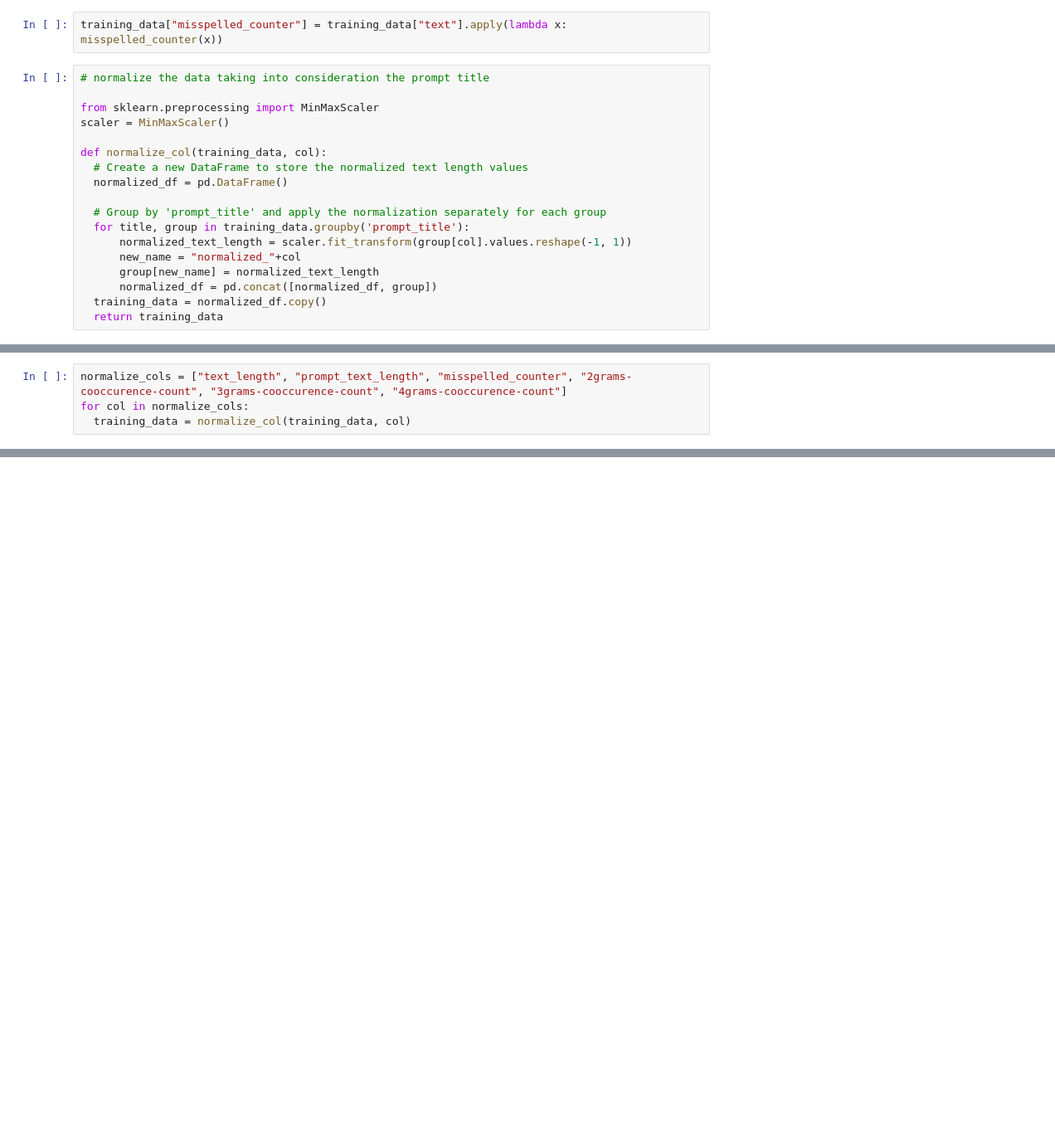
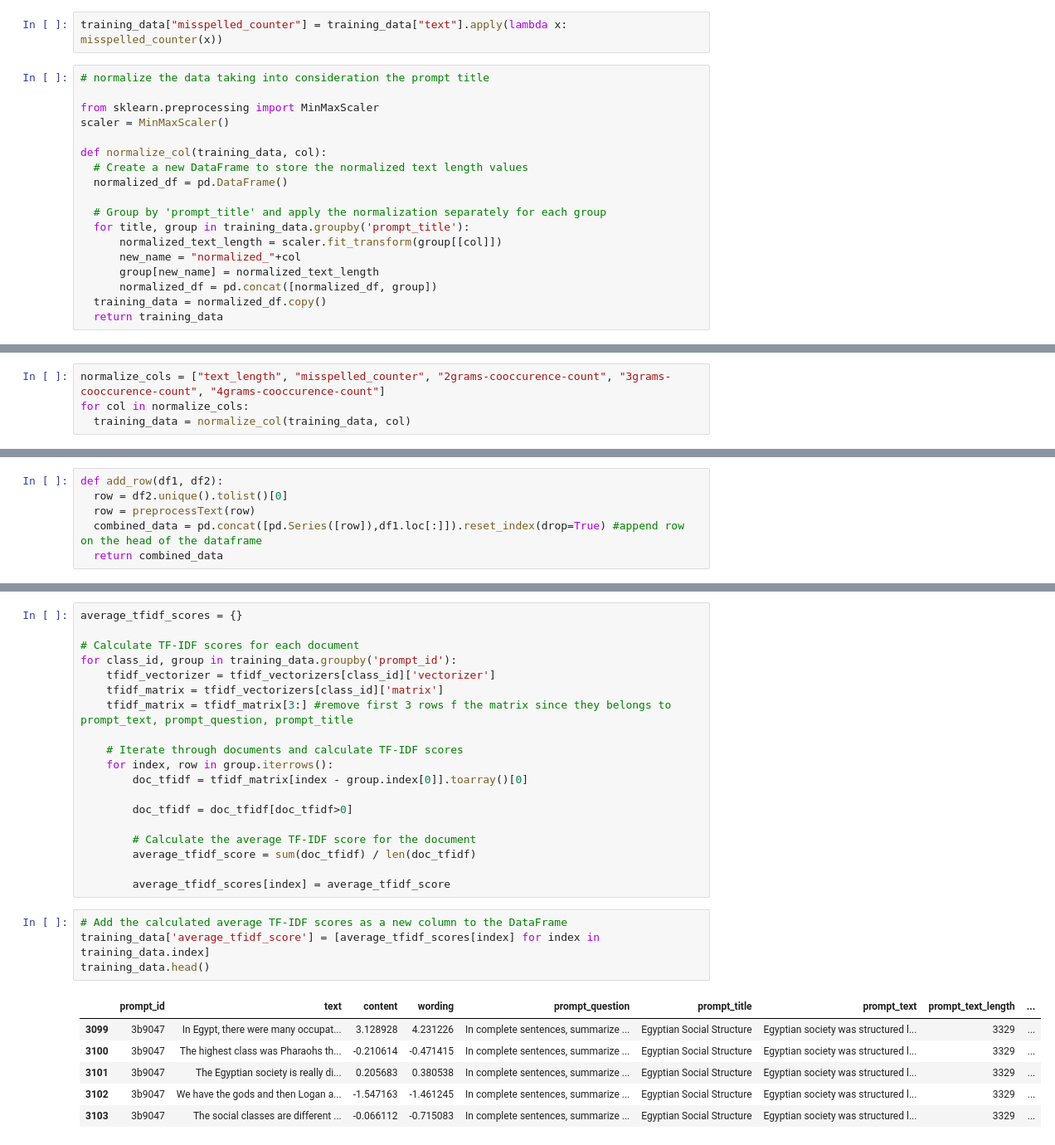
Before and after one commit to Sopralapanca/CommonLitChallenge, a Jupyter notebook: PrepareDataset.ipynb, the cells around one changed output, grey strips where cells are left out. Shown at 83% size. Saved outputs shown, nothing was run; the diff lists cells and outputs as text; blank space fills up the shorter version.

Commit message:
added TFIDF score

```diff
--- a/PrepareDataset.ipynb
+++ b/PrepareDataset.ipynb
@@ -95,7 +103,7 @@ def normalize_col(training_data, col):
 
   # Group by 'prompt_title' and apply the normalization separately for each group
   for title, group in training_data.groupby('prompt_title'):
-      normalized_text_length = scaler.fit_transform(group[col].values.reshape(-1, 1))
+      normalized_text_length = scaler.fit_transform(group[[col]])
       new_name = "normalized_"+col
       group[new_name] = normalized_text_length
       normalized_df = pd.concat([normalized_df, group])
@@ -124,4 +112,4 @@ memory usage: 839.6+ KB
 # %%
-normalize_cols = ["text_length", "prompt_text_length", "misspelled_counter", "2grams-cooccurence-count", "3grams-cooccurence-count", "4grams-cooccurence-count"]
+normalize_cols = ["text_length", "misspelled_counter", "2grams-cooccurence-count", "3grams-cooccurence-count", "4grams-cooccurence-count"]
 for col in normalize_cols:
   training_data = normalize_col(training_data, col)
@@ -192,0 +167,6 @@ def preprocessText(text, intense=False):
+# %%
+def add_row(df1, df2):
+  row = df2.unique().tolist()[0]
+  row = preprocessText(row)
+  combined_data = pd.concat([pd.Series([row]),df1.loc[:]]).reset_index(drop=True) #append row on the head of the dataframe
+  return combined_data
@@ -193,3 +197,33 @@ def preprocessText(text, intense=False):
+# %%
+average_tfidf_scores = {}
+
+# Calculate TF-IDF scores for each document
+for class_id, group in training_data.groupby('prompt_id'):
+    tfidf_vectorizer = tfidf_vectorizers[class_id]['vectorizer']
+    tfidf_matrix = tfidf_vectorizers[class_id]['matrix']
+    tfidf_matrix = tfidf_matrix[3:] #remove first 3 rows f the matrix since they belongs to prompt_text, prompt_question, prompt_title
+
+    # Iterate through documents and calculate TF-IDF scores
+    for index, row in group.iterrows():
+        doc_tfidf = tfidf_matrix[index - group.index[0]].toarray()[0]
+
+        doc_tfidf = doc_tfidf[doc_tfidf>0]
+
+        # Calculate the average TF-IDF score for the document
+        average_tfidf_score = sum(doc_tfidf) / len(doc_tfidf)
+
+        average_tfidf_scores[index] = average_tfidf_score
+# %%
+# Add the calculated average TF-IDF scores as a new column to the DataFrame
+training_data['average_tfidf_score'] = [average_tfidf_scores[index] for index in training_data.index]
+training_data.head()
+# %% [output]
+|  | prompt_id | text | content | wording | prompt_question | prompt_title | prompt_text | prompt_text_length | ... |
+| 3099 | 3b9047 | In Egypt, there were many occupat... | 3.128928 | 4.231226 | In complete sentences, summarize ... | Egyptian Social Structure | Egyptian society was structured l... | 3329 | ... |
+| 3100 | 3b9047 | The highest class was Pharaohs th... | -0.210614 | -0.471415 | In complete sentences, summarize ... | Egyptian Social Structure | Egyptian society was structured l... | 3329 | ... |
+| 3101 | 3b9047 | The Egyptian society is really di... | 0.205683 | 0.380538 | In complete sentences, summarize ... | Egyptian Social Structure | Egyptian society was structured l... | 3329 | ... |
+| 3102 | 3b9047 | We have the gods and then Logan a... | -1.547163 | -1.461245 | In complete sentences, summarize ... | Egyptian Social Structure | Egyptian society was structured l... | 3329 | ... |
+| 3103 | 3b9047 | The social classes are different ... | -0.066112 | -0.715083 | In complete sentences, summarize ... | Egyptian Social Structure | Egyptian society was structured l... | 3329 | ... |
 # %%
 training_data.corrwith(training_data["content"])
 # %% [output]
```
Also changed, not shown: parts of 17 cells of this notebook.
